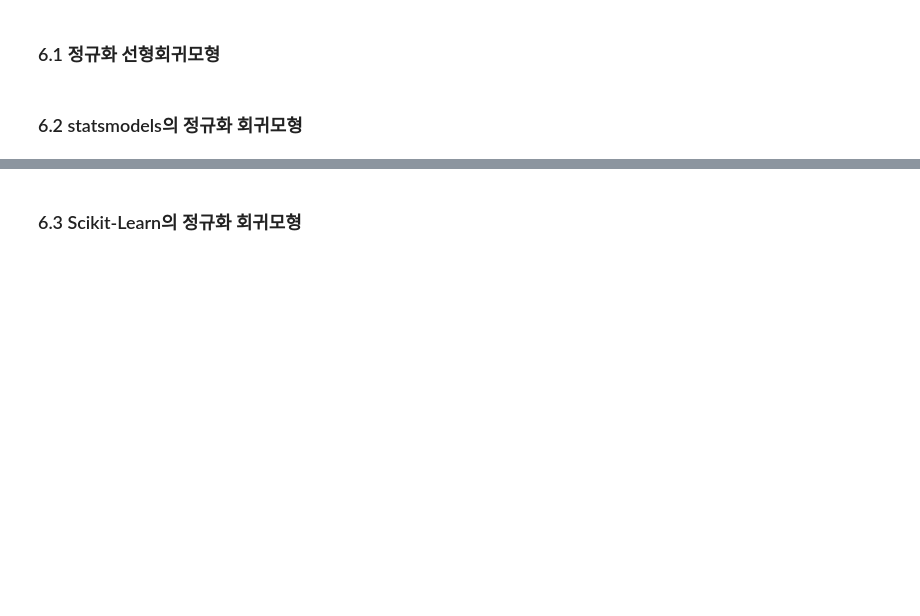
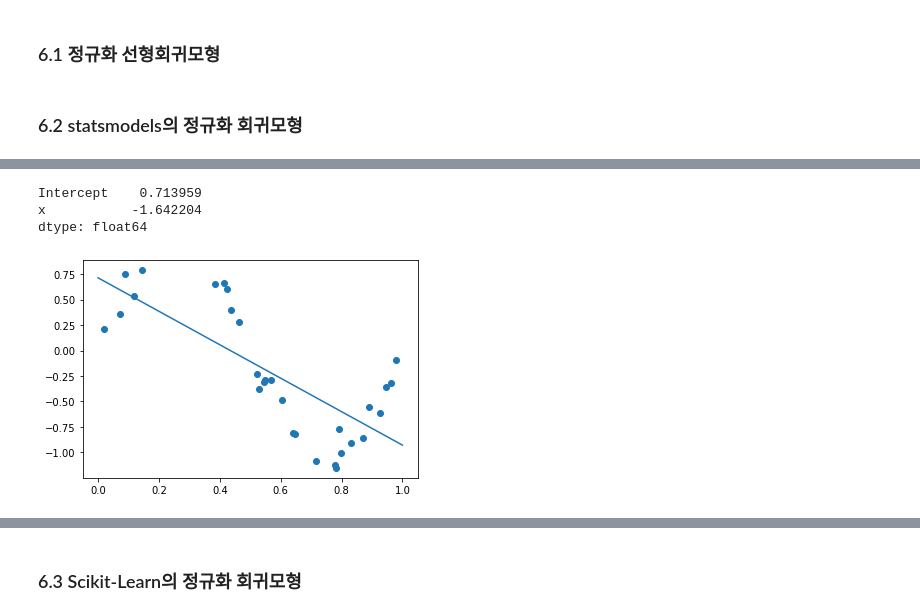
Before and after one commit to lucio-karin0506/SaltLux-Project, a Jupyter notebook: Machine Learning/Machine learning lecture/2장. 회귀분석.ipynb, the cells around one changed output, grey strips where cells are left out. Saved outputs shown, nothing was run; the diff lists cells and outputs as text; code cells hidden in the pictures; blank space fills up the shorter version.

Commit message:
update statsmodels linear modeling

```diff
--- a/Machine Learning/Machine learning lecture/2장. 회귀분석.ipynb
+++ b/Machine Learning/Machine learning lecture/2장. 회귀분석.ipynb
@@ -335,0 +369,6 @@ plt.show()
+# %%
+import pandas as pd
+from statsmodels.formula.api import ols
+
+df = pd.DataFrame(np.c_[X, y], columns=['x', 'y'])
+df.head()
@@ -335,0 +382,15 @@ plt.show()
+# %%
+model = ols('y ~ x', data=df)
+result = model.fit()
+result.params
+# %% [output]
+Intercept    0.713959
+x           -1.642204
+dtype: float64
+# %%
+plt.scatter(X, y)
+xx = np.linspace(0, 1, 1000)
+plt.plot(xx, result.predict({'x':xx}))
+plt.show()
+# %% [output]
+[figure, added]
```
Also changed, not shown: parts of 21 cells of this notebook.
